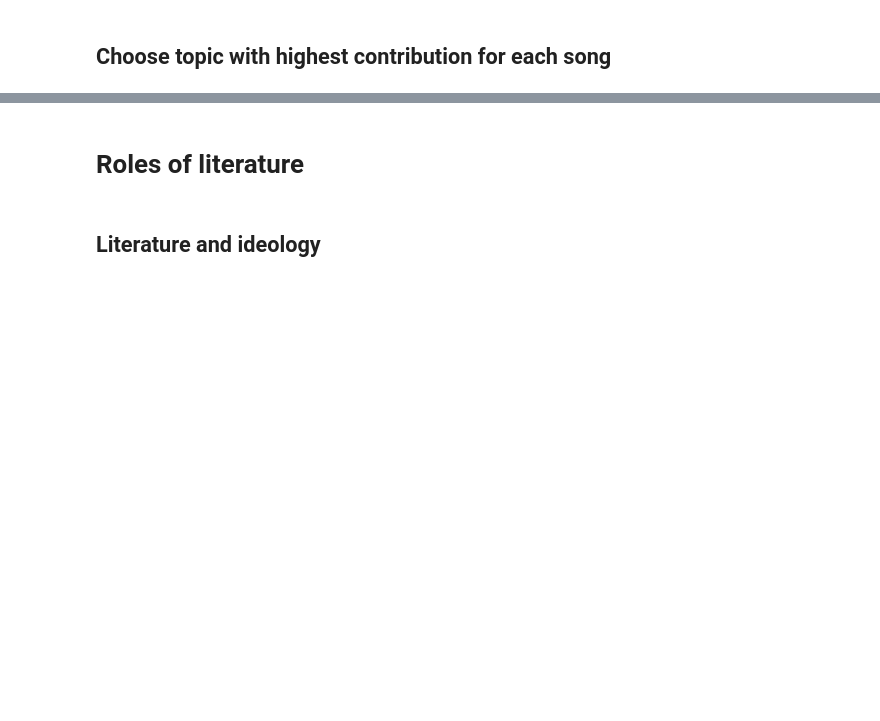
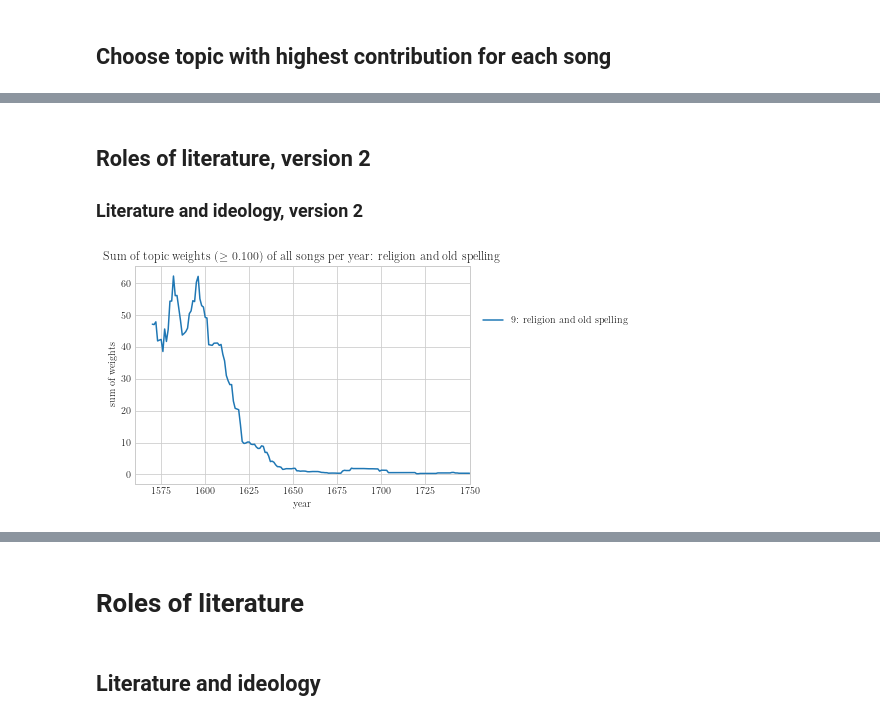
Before and after one commit to awlassche/dutch-historical-song-topics, a Jupyter notebook: notebooks/Topical Fluctuations EMLC.ipynb, the cells around one changed output, grey strips where cells are left out. Saved outputs shown, nothing was run; the diff lists cells and outputs as text; code cells hidden in the pictures; blank space fills up the shorter version.

```diff
--- a/notebooks/Topical Fluctuations EMLC.ipynb
+++ b/notebooks/Topical Fluctuations EMLC.ipynb
@@ -159,0 +367,6 @@ composition = composition[col_names]
+# %%
+new_msc = nlb_timeset.merge(new_composition, left_on='recordid', right_on='id')
+# %%
+new_incs = new_msc.groupby('incnormid').first().drop(columns=['recordid', 'bronid', 'w_g', 'herdrukid', 'jaar_begin'])
+# %%
+final_topics = nlb_timeset.set_index('incnormid').join(new_incs).sort_values('incnormid')
@@ -226,0 +432,20 @@ topics = topics.reset_index()
+# %% [markdown]
+## Roles of literature, version 2
+
+### Literature and ideology, version 2
+# %%
+final_topics = final_topics.rename(columns={'jaar_begin': 'year'})
+# %%
+final_topics.groupby('year')['topic 9'].sum().rolling(window=20).mean().plot()
+plt.rc('text', usetex=True)
+plt.rc('font', family='serif')
+plt.legend(['9: religion and old spelling'], loc='right', bbox_to_anchor=(1.5, 0.75),
+          ncol=1, fancybox=False, shadow=False)
+plt.title('Sum of topic weights ($\geq$ 0.100) of all songs per year: religion and old spelling')
+plt.ylabel('sum of weights')
+plt.xlabel('year')
+plt.xlim([1560, 1750])
+#plt.show()
+plt.savefig('../plots/topic9.jpg', bbox_inches='tight', dpi=300)
+# %% [output]
+[figure, added]
```
Also changed, not shown: parts of 81 cells of this notebook, 5 other files.
